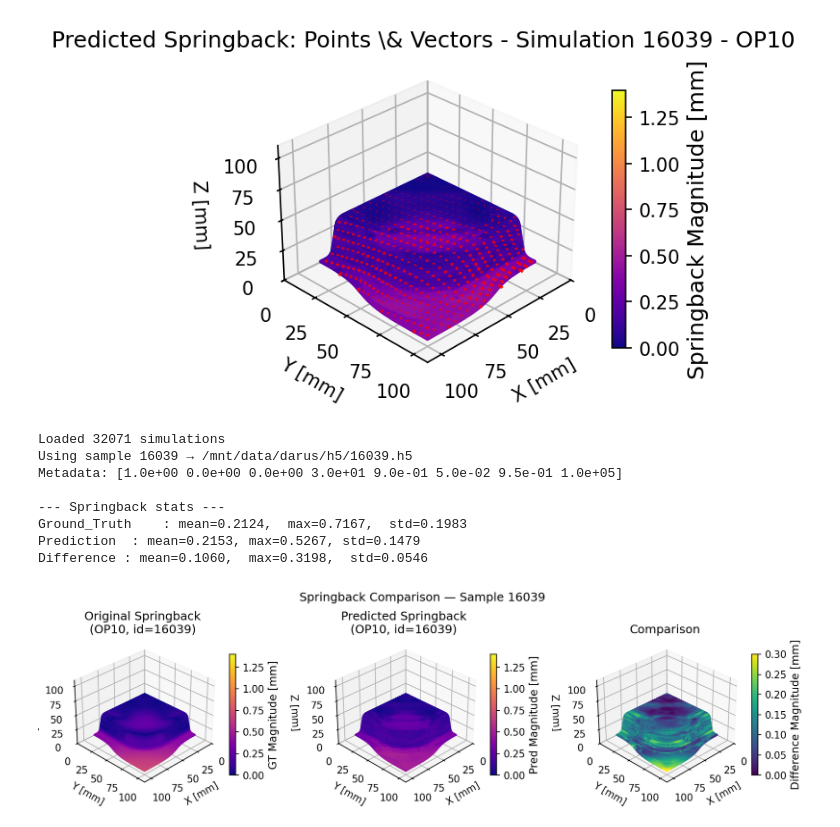
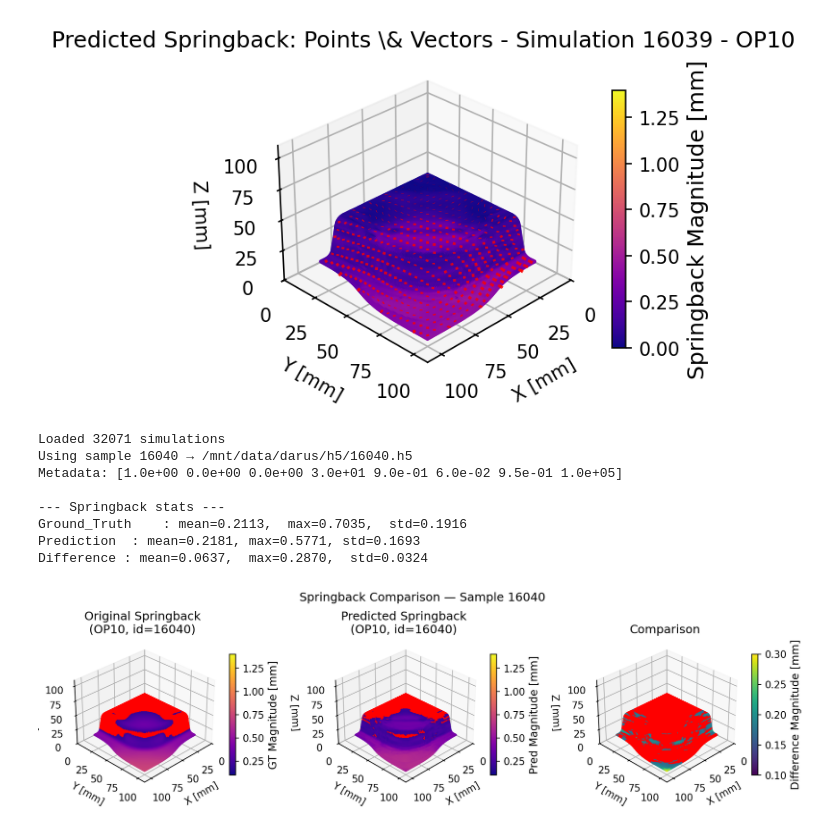
Before and after one commit to Jiang241023/research_project, a Jupyter notebook: hybrid_approach/feature_extraction/feature_display_pointcloud.ipynb, the cells around one changed output. Cells and saved outputs as stored; diff of their text form; code cells hidden in the pictures.

```diff
--- a/hybrid_approach/feature_extraction/feature_display_pointcloud.ipynb
+++ b/hybrid_approach/feature_extraction/feature_display_pointcloud.ipynb
@@ -309,14 +309,14 @@ import matplotlib.pyplot as plt
 from matplotlib.colors import Normalize
 from matplotlib import ticker
 from pathlib import Path
-
+import matplotlib as mpl
 from DDACSDataset import DDACSDataset
 from utils_DDACS import extract_mesh, extract_point_springback
 
 # Config
 OPERATION   = 10
 TIMESTEP    = 2
-sample_id   = "16039"
+sample_id   = "16040"
 pred_dir    = "/home/RUS_CIP/st186731/research_project/hybrid_approach/grit_like/prediction/ddacs-node-regression/preds_new"
 data_root   = "/mnt/data/jiang"
 data_dir    = Path("/mnt/data/darus/")
@@ -397,46 +397,65 @@ norm_difference = Normalize(vmin=global_springback_min_difference, vmax=global_s
 
 fig = plt.figure(figsize=(FIGURE_SIZE[0]*1.6, FIGURE_SIZE[1]), dpi=FIGURE_DPI)
 
+# Create color
+col1  = plt.cm.plasma(norm(mag_gt))
+col2  = plt.cm.plasma(norm(mag_pred))
+col3  = plt.cm.viridis(norm_difference(difference_mag))
+
+threshold = 0.1  # mm
+bright_color = np.array([1,0,0,1])
+
+col1[mag_gt < threshold] = bright_color
+col2[mag_pred < threshold] = bright_color
+col3[difference_mag < threshold] = bright_color
+
+# colorbar-specific colormaps & norms so the bar shows the bright under-range
+cmap_plasma_cb  = plt.cm.get_cmap("plasma").copy()
+cmap_viridis_cb = plt.cm.get_cmap("viridis").copy()
+cmap_plasma_cb.set_under(bright_color)
+cmap_viridis_cb.set_under(bright_color)
+
+norm_cb        = Normalize(vmin=threshold, vmax=global_springback_max)
+norm_diff_cb   = Normalize(vmin=threshold, vmax=global_springback_max_difference)
+
 # Figure 1: GT magnitude
 ax1 = fig.add_subplot(131, projection="3d")
-col1  = plt.cm.plasma(norm(mag_gt))
 p1 = ax1.scatter(coords_plot[:,0], coords_plot[:,1], coords_plot[:,2], c=col1, s=1, alpha=0.9)
-add_colorbar(fig, ax1, plt.cm.ScalarMappable(cmap="plasma", norm=norm), "GT Magnitude [mm]")
+add_colorbar(fig, ax1, plt.cm.ScalarMappable(cmap=cmap_plasma_cb, norm=norm_cb), "GT Magnitude [mm]")
 ax1.set_title(f"Original Springback\n(OP{OPERATION}, id={sim_id})")
 ax1.set_xlim(AXIS_LIMITS); ax1.set_ylim(AXIS_LIMITS); ax1.set_zlim(AXIS_LIMITS)
 ax1.view_init(VIEW_ELEVATION, VIEW_AZIMUTH)
 ax1.set_xlabel("X [mm]"); ax1.set_ylabel("Y [mm]"); ax1.set_zlabel("Z [mm]")
 
 # Figure 2: Pred magnitude
 ax2 = fig.add_subplot(132, projection="3d")
-col2  = plt.cm.plasma(norm(mag_pred))
+
 p2 = ax2.scatter(coords_plot[:,0], coords_plot[:,1], coords_plot[:,2], c=col2, s=1, alpha=0.9)
-add_colorbar(fig, ax2, plt.cm.ScalarMappable(cmap="plasma", norm=norm), "Pred Magnitude [mm]")
+add_colorbar(fig, ax2, plt.cm.ScalarMappable(cmap=cmap_plasma_cb, norm=norm_cb), "Pred Magnitude [mm]")
 ax2.set_title(f"Predicted Springback\n(OP{OPERATION}, id={sim_id})")
 ax2.set_xlim(AXIS_LIMITS); ax2.set_ylim(AXIS_LIMITS); ax2.set_zlim(AXIS_LIMITS)
 ax2.view_init(VIEW_ELEVATION, VIEW_AZIMUTH)
 ax2.set_xlabel("X [mm]"); ax2.set_ylabel("Y [mm]"); ax2.set_zlabel("Z [mm]")
 
 # Figure 3: Difference magnitude ||pred - gt||
 ax3 = fig.add_subplot(133, projection="3d")
-col3  = plt.cm.viridis(norm_difference(difference_mag))
 p3 = ax3.scatter(coords_plot[:,0], coords_plot[:,1], coords_plot[:,2], c=col3, s=1, alpha=0.95)
-add_colorbar(fig, ax3, plt.cm.ScalarMappable(cmap="viridis", norm=norm_difference), "Difference Magnitude [mm]")
+add_colorbar(fig, ax3, plt.cm.ScalarMappable(cmap=cmap_viridis_cb, norm=norm_diff_cb), "Difference Magnitude [mm]")
 ax3.set_title("Comparison")
 ax3.set_xlim(AXIS_LIMITS); ax3.set_ylim(AXIS_LIMITS); ax3.set_zlim(AXIS_LIMITS)
 ax3.view_init(VIEW_ELEVATION, VIEW_AZIMUTH)
 ax3.set_xlabel("X [mm]"); ax3.set_ylabel("Y [mm]"); ax3.set_zlabel("Z [mm]")
 
 plt.suptitle(f"Springback Comparison — Sample {sim_id}", y=0.98, fontsize=12)
 plt.tight_layout()
 plt.show()
 # %% [output]
 Loaded 32071 simulations
-Using sample 16039 → /mnt/data/darus/h5/16039.h5
-Metadata: [1.0e+00 0.0e+00 0.0e+00 3.0e+01 9.0e-01 5.0e-02 9.5e-01 1.0e+05]
+Using sample 16040 → /mnt/data/darus/h5/16040.h5
+Metadata: [1.0e+00 0.0e+00 0.0e+00 3.0e+01 9.0e-01 6.0e-02 9.5e-01 1.0e+05]
 
 --- Springback stats ---
-Ground_Truth    : mean=0.2124,  max=0.7167,  std=0.1983
-Prediction  : mean=0.2153, max=0.5267, std=0.1479
-Difference : mean=0.1060,  max=0.3198,  std=0.0546
+Ground_Truth    : mean=0.2113,  max=0.7035,  std=0.1916
+Prediction  : mean=0.2181, max=0.5771, std=0.1693
+Difference : mean=0.0637,  max=0.2870,  std=0.0324
-[figure, old version]
+[figure, new version]
```
Also changed, not shown: 12 other files.
